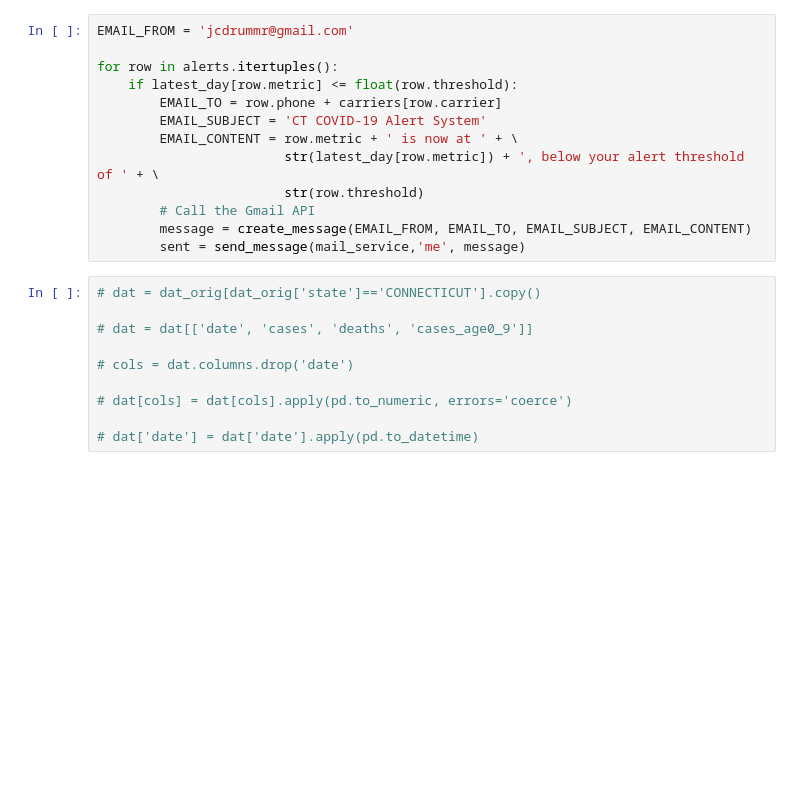
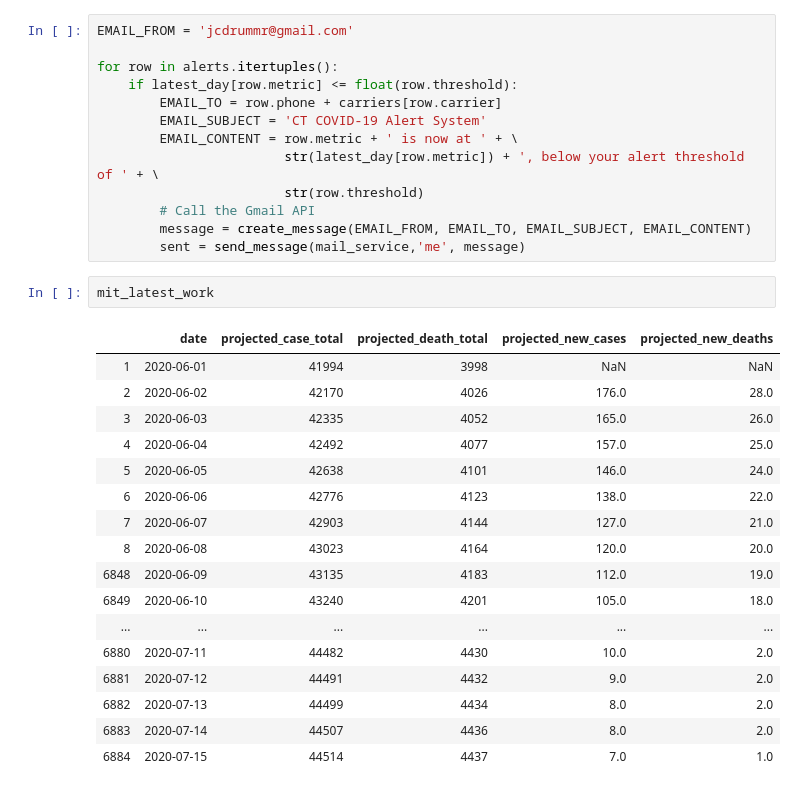
Before and after one commit to JasonCabral/CT_Covid_Alerts, a Jupyter notebook: data_munge.ipynb, the cells around one changed output. Cells and saved outputs as stored; diff of their text form; blank space fills up the shorter version.

```diff
--- a/data_munge.ipynb
+++ b/data_munge.ipynb
@@ -352,13 +439,23 @@ for row in alerts.itertuples():
         # Call the Gmail API
         message = create_message(EMAIL_FROM, EMAIL_TO, EMAIL_SUBJECT, EMAIL_CONTENT)
         sent = send_message(mail_service,'me', message)
-# %%
-# dat = dat_orig[dat_orig['state']=='CONNECTICUT'].copy()
-
-# dat = dat[['date', 'cases', 'deaths', 'cases_age0_9']]
-
-# cols = dat.columns.drop('date')
-
-# dat[cols] = dat[cols].apply(pd.to_numeric, errors='coerce')
-
-# dat['date'] = dat['date'].apply(pd.to_datetime)
+# %%
+mit_latest_work
+# %% [output]
+|  | date | projected_case_total | projected_death_total | projected_new_cases | projected_new_deaths |
+| 1 | 2020-06-01 | 41994 | 3998 | NaN | NaN |
+| 2 | 2020-06-02 | 42170 | 4026 | 176.0 | 28.0 |
+| 3 | 2020-06-03 | 42335 | 4052 | 165.0 | 26.0 |
+| 4 | 2020-06-04 | 42492 | 4077 | 157.0 | 25.0 |
+| 5 | 2020-06-05 | 42638 | 4101 | 146.0 | 24.0 |
+| 6 | 2020-06-06 | 42776 | 4123 | 138.0 | 22.0 |
+| 7 | 2020-06-07 | 42903 | 4144 | 127.0 | 21.0 |
+| 8 | 2020-06-08 | 43023 | 4164 | 120.0 | 20.0 |
+| 6848 | 2020-06-09 | 43135 | 4183 | 112.0 | 19.0 |
+| 6849 | 2020-06-10 | 43240 | 4201 | 105.0 | 18.0 |
+| ... | ... | ... | ... | ... | ... |
+| 6880 | 2020-07-11 | 44482 | 4430 | 10.0 | 2.0 |
+| 6881 | 2020-07-12 | 44491 | 4432 | 9.0 | 2.0 |
+| 6882 | 2020-07-13 | 44499 | 4434 | 8.0 | 2.0 |
+| 6883 | 2020-07-14 | 44507 | 4436 | 8.0 | 2.0 |
+| 6884 | 2020-07-15 | 44514 | 4437 | 7.0 | 1.0 |
```
Also changed, not shown: parts of 8 cells of this notebook.
